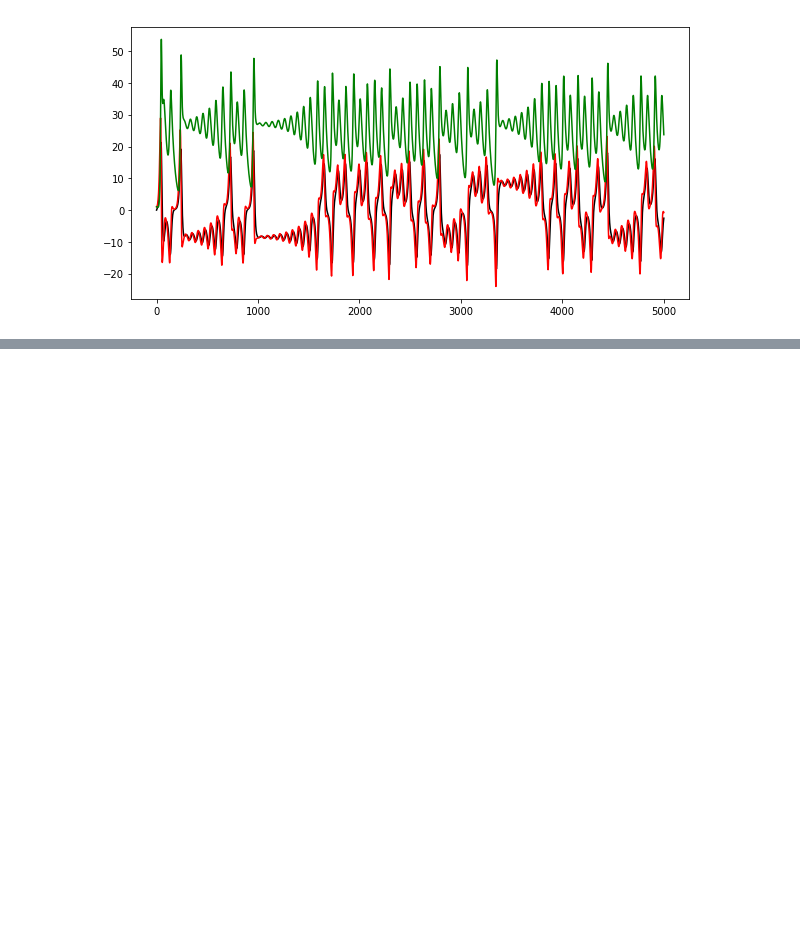
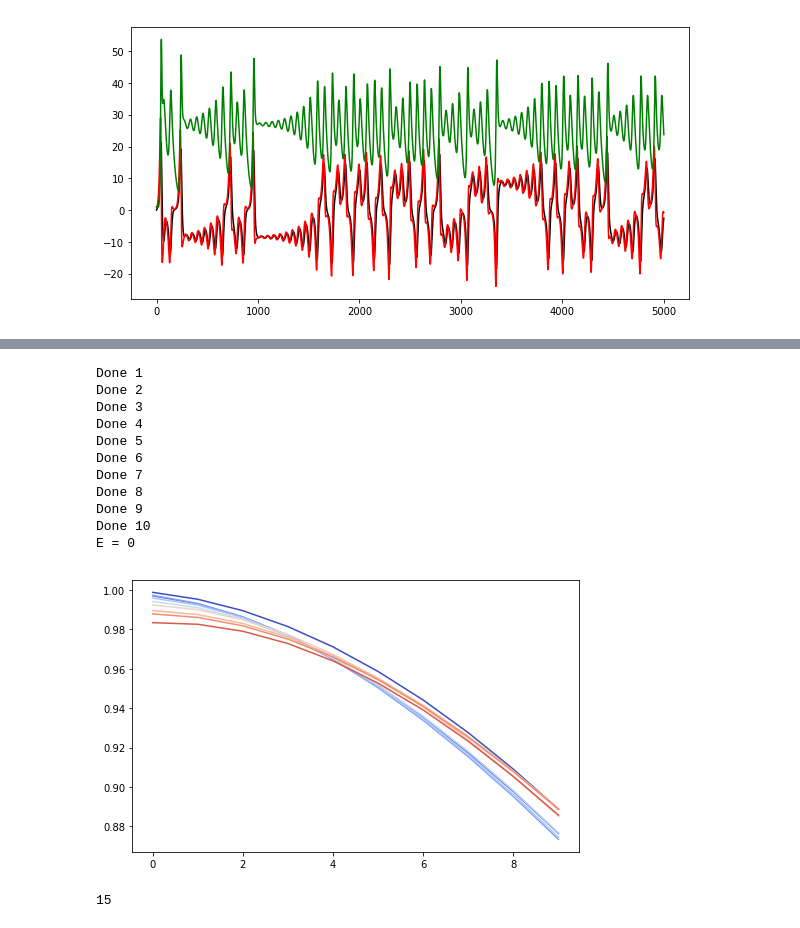
Before and after one commit to dafishcode/empirical_dynamic_modelling, a Jupyter notebook: CCM_run.ipynb, the cells around one changed output, grey strips where cells are left out. Saved outputs shown, nothing was run; the diff lists cells and outputs as text; code cells hidden in the pictures; blank space fills up the shorter version.

```diff
--- a/CCM_run.ipynb
+++ b/CCM_run.ipynb
@@ -110,0 +190,38 @@ xs.shape, ys.shape
+# %%
+#Find the correct embedding dimension - E
+#Which embedding unfolds the manifold to give the greatest accuracy prediction?
+
+t_range = 10
+E_range = 10
+
+corr_l = [0]*E_range
+for E in range(1, E_range+1):
+    corr_l[E-1] = cfn.simplex_project(data, E, tau, t_range)
+    print('Done ' + str(E))
+
+from matplotlib import cm
+cmap = cm.coolwarm(np.linspace(0,1,E_range))
+fig = plt.figure(figsize = (8,5))
+for x in range(E_range-1):
+    plt.plot(corr_l[x], c = cmap[x])
+
+E = np.where(corr_l == np.max(corr_l))[0][0] + 1
+print('E = ' + str(E))
+# %% [output]
+Done 1
+Done 2
+Done 3
+Done 4
+Done 5
+Done 6
+Done 7
+Done 8
+Done 9
+Done 10
+E = 0
+[figure, added]
+# %%
+tau = lfn.find_tau(data)
+tau
+# %% [output]
+15
```
Also changed, not shown: parts of 62 cells of this notebook, 2 other files.
